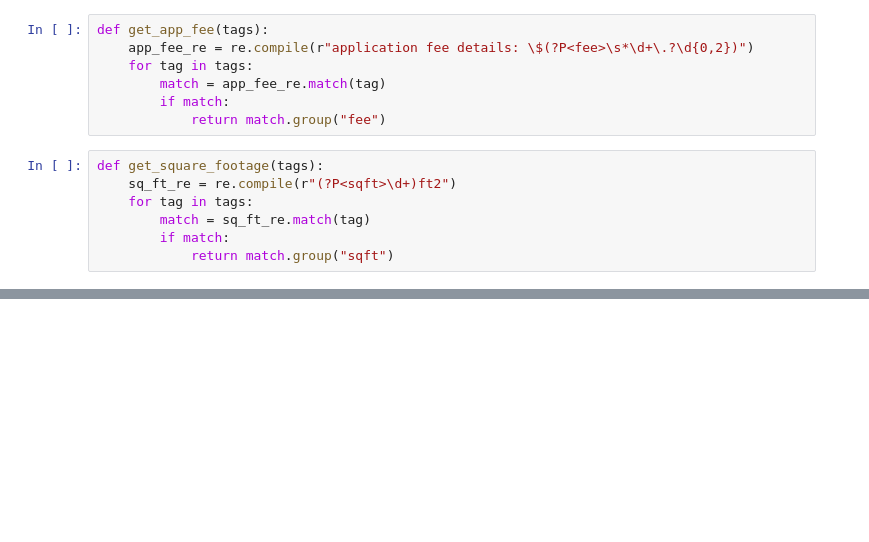
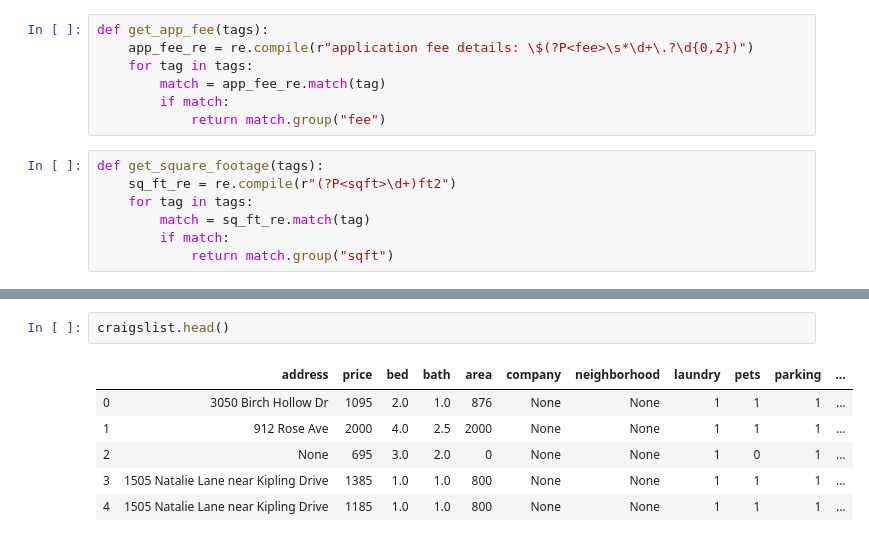
Before and after one commit to lilyzhai/housing-survey, a Jupyter notebook: notebooks/craigslist_info.ipynb, the cells around one changed output, grey strips where cells are left out. Cells and saved outputs as stored; diff of their text form; blank space fills up the shorter version.

```diff
--- a/notebooks/craigslist_info.ipynb
+++ b/notebooks/craigslist_info.ipynb
@@ -62,0 +272,9 @@ def get_square_footage(tags):
+# %%
+craigslist.head()
+# %% [output]
+|  | address | price | bed | bath | area | company | neighborhood | laundry | pets | parking | ... |
+| 0 | 3050 Birch Hollow Dr | 1095 | 2.0 | 1.0 | 876 | None | None | 1 | 1 | 1 | ... |
+| 1 | 912 Rose Ave | 2000 | 4.0 | 2.5 | 2000 | None | None | 1 | 1 | 1 | ... |
+| 2 | None | 695 | 3.0 | 2.0 | 0 | None | None | 1 | 0 | 1 | ... |
+| 3 | 1505 Natalie Lane near Kipling Drive | 1385 | 1.0 | 1.0 | 800 | None | None | 1 | 1 | 1 | ... |
+| 4 | 1505 Natalie Lane near Kipling Drive | 1185 | 1.0 | 1.0 | 800 | None | None | 1 | 1 | 1 | ... |
```
Also changed, not shown: parts of 22 cells of this notebook, 17 other files.
